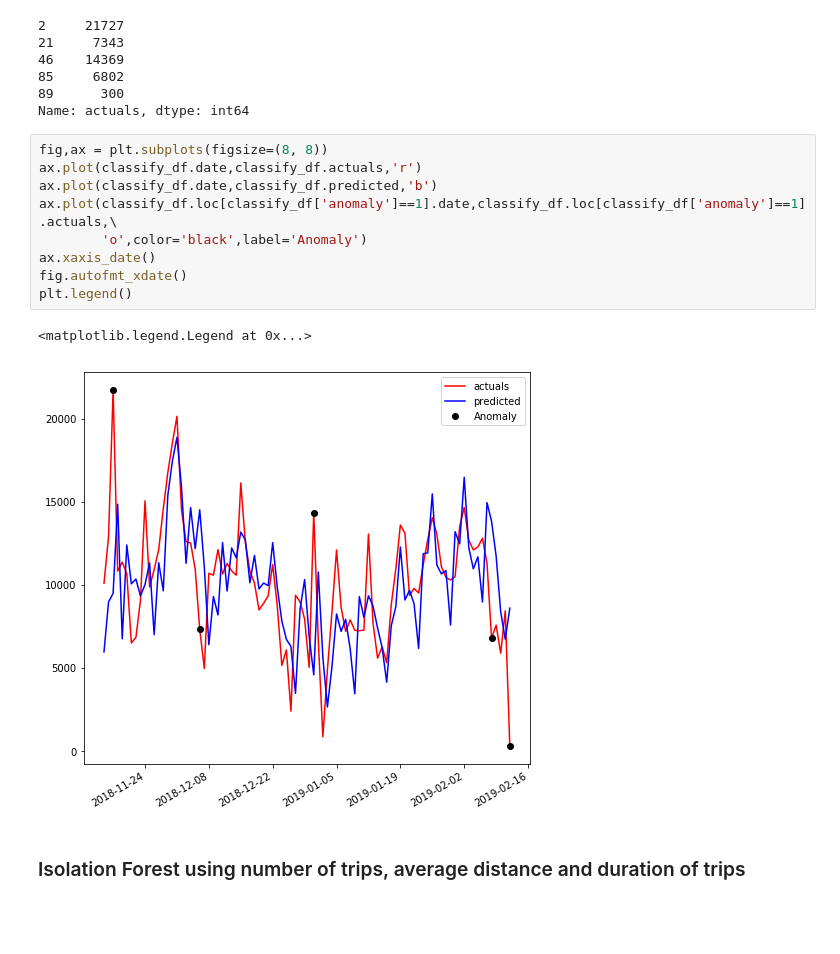
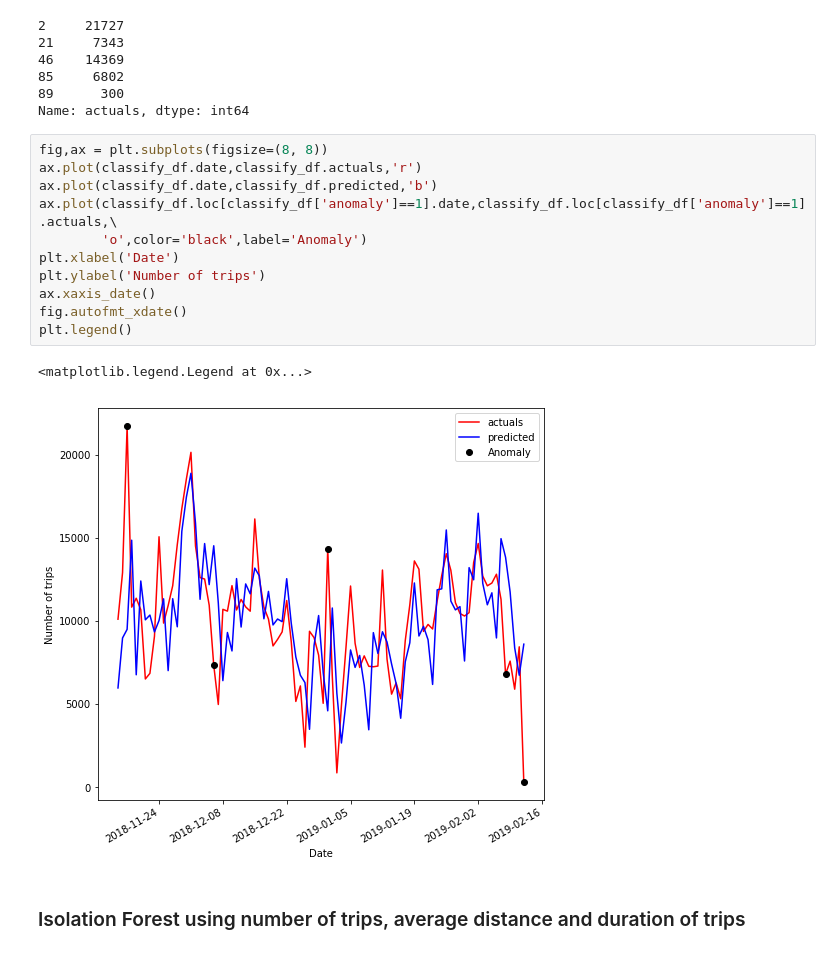
Before and after one commit to SohamMody/Event-Detection-from-Dockless-Scooter-Trips-Austin, a Jupyter notebook: Modelling.ipynb, the cells around one changed output. Drawn from its saved outputs; the diff is of its cells as text; blank space fills up the shorter version.

```diff
--- a/Modelling.ipynb
+++ b/Modelling.ipynb
@@ -172,15 +185,17 @@ Name: actuals, dtype: int64
 # %%
 fig,ax = plt.subplots(figsize=(8, 8))
 ax.plot(classify_df.date,classify_df.actuals,'r')
 ax.plot(classify_df.date,classify_df.predicted,'b')
 ax.plot(classify_df.loc[classify_df['anomaly']==1].date,classify_df.loc[classify_df['anomaly']==1].actuals,\
         'o',color='black',label='Anomaly')
+plt.xlabel('Date')
+plt.ylabel('Number of trips')
 ax.xaxis_date()
 fig.autofmt_xdate()
 plt.legend()
 # %% [output]
 <matplotlib.legend.Legend at 0x...>
-[figure, old version]
+[figure, new version]
 # %% [markdown]
 ### Isolation Forest using number of trips, average distance and duration of trips
 # %%
```
Also changed, not shown: parts of 5 cells of this notebook, 2 other files.
